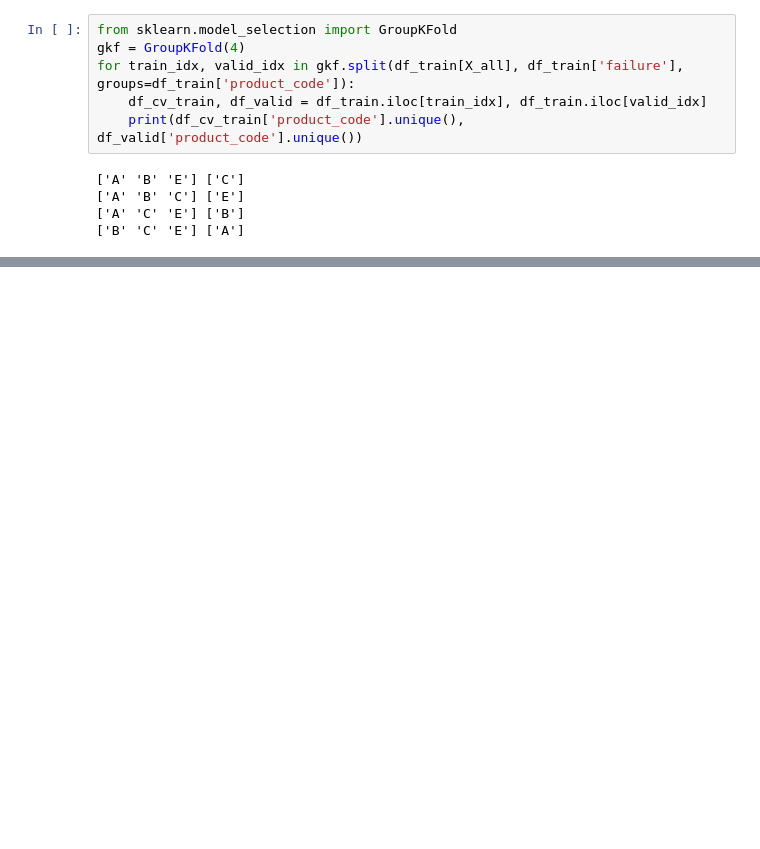
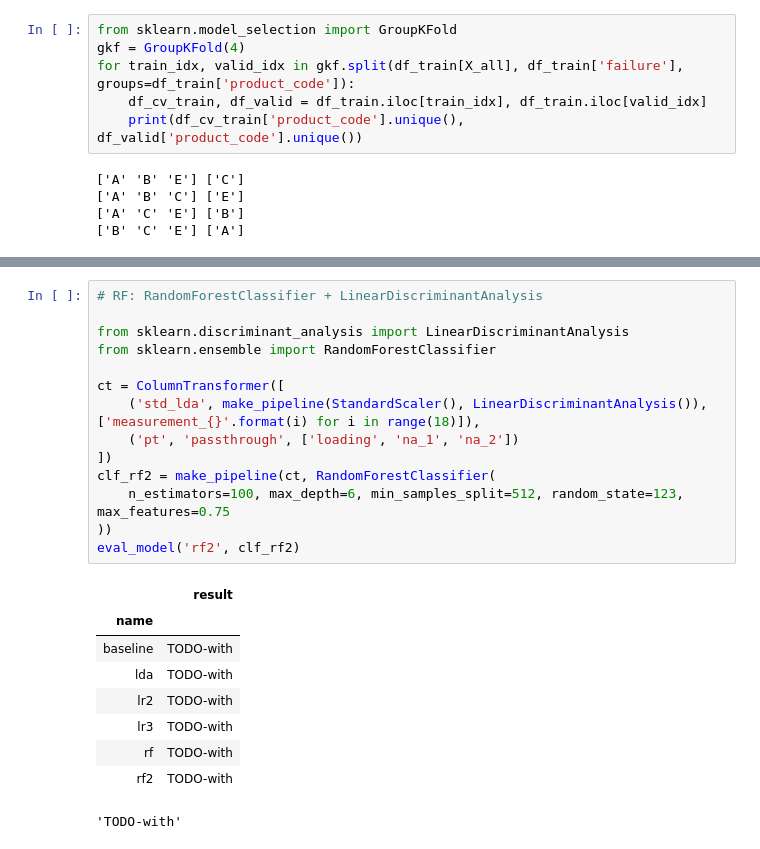
Before and after one commit to sunkusun9/DS_lv3_2502, a Jupyter notebook: sec_ds_lv3_prob1_kaggle.ipynb, the cells around one changed output, grey strips where cells are left out. Drawn from its saved outputs; the diff is of its cells as text; blank space fills up the shorter version.

```diff
--- a/sec_ds_lv3_prob1_kaggle.ipynb
+++ b/sec_ds_lv3_prob1_kaggle.ipynb
@@ -136,0 +419,24 @@ cv_scores
+# %%
+# RF: RandomForestClassifier + LinearDiscriminantAnalysis
+
+from sklearn.discriminant_analysis import LinearDiscriminantAnalysis
+from sklearn.ensemble import RandomForestClassifier
+
+ct = ColumnTransformer([
+    ('std_lda', make_pipeline(StandardScaler(), LinearDiscriminantAnalysis()), ['measurement_{}'.format(i) for i in range(18)]),
+    ('pt', 'passthrough', ['loading', 'na_1', 'na_2'])
+])
+clf_rf2 = make_pipeline(ct, RandomForestClassifier(
+    n_estimators=100, max_depth=6, min_samples_split=512, random_state=123, max_features=0.75
+))
+eval_model('rf2', clf_rf2)
+# %% [output]
+|  | result |
+| name |  |
+| baseline | TODO-with |
+| lda | TODO-with |
+| lr2 | TODO-with |
+| lr3 | TODO-with |
+| rf | TODO-with |
+| rf2 | TODO-with |
+'TODO-with'
```
Also changed, not shown: parts of 34 cells of this notebook.
